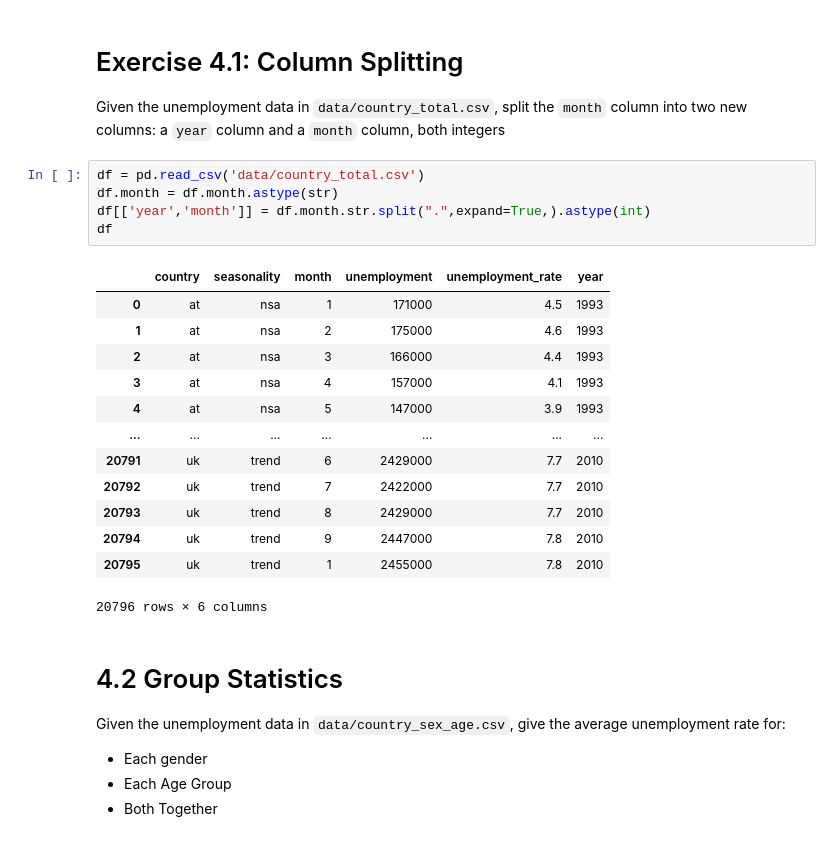
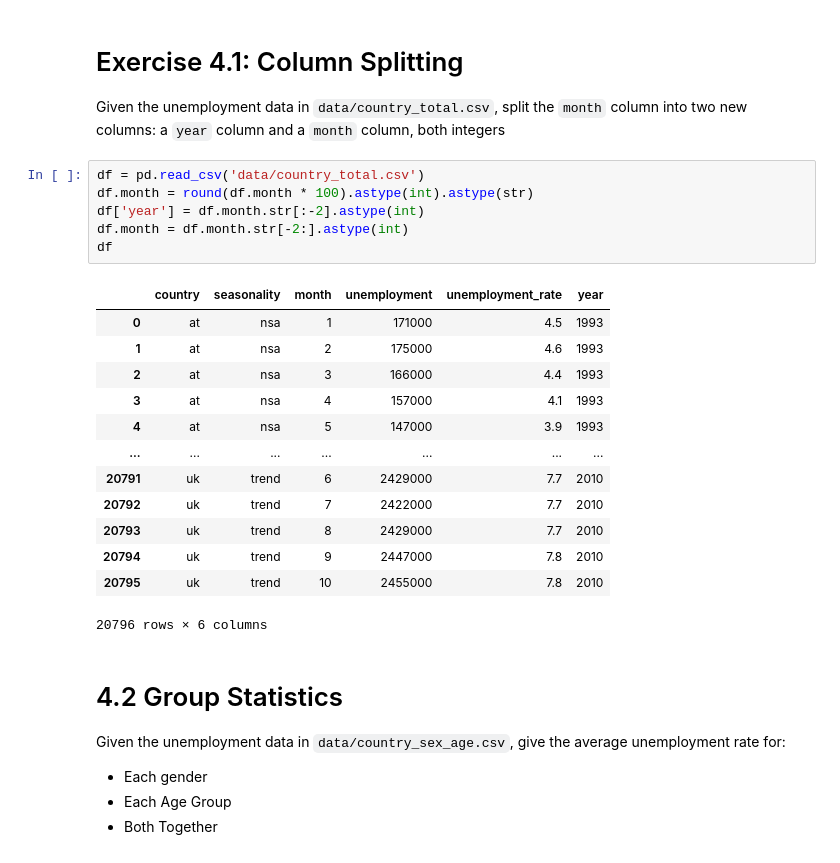
Before and after one commit to cb-ds-1/m2-1-pandas, a Jupyter notebook: workshop.ipynb, the cells around one changed output. Saved outputs shown, nothing was run; the diff lists cells and outputs as text.

```diff
--- a/workshop.ipynb
+++ b/workshop.ipynb
@@ -324,22 +317,23 @@ df
 Given the unemployment data in `data/country_total.csv`, split the `month` column into two new columns: a `year` column and a `month` column, both integers
 # %%
 df = pd.read_csv('data/country_total.csv')
-df.month = df.month.astype(str)
-df[['year','month']] = df.month.str.split(".",expand=True,).astype(int)
+df.month = round(df.month * 100).astype(int).astype(str)
+df['year'] = df.month.str[:-2].astype(int)
+df.month = df.month.str[-2:].astype(int)
 df
 # %% [output]
 |  | country | seasonality | month | unemployment | unemployment_rate | year |
 | 0 | at | nsa | 1 | 171000 | 4.5 | 1993 |
 | 1 | at | nsa | 2 | 175000 | 4.6 | 1993 |
 | 2 | at | nsa | 3 | 166000 | 4.4 | 1993 |
 | 3 | at | nsa | 4 | 157000 | 4.1 | 1993 |
 | 4 | at | nsa | 5 | 147000 | 3.9 | 1993 |
 | ... | ... | ... | ... | ... | ... | ... |
 | 20791 | uk | trend | 6 | 2429000 | 7.7 | 2010 |
 | 20792 | uk | trend | 7 | 2422000 | 7.7 | 2010 |
 | 20793 | uk | trend | 8 | 2429000 | 7.7 | 2010 |
 | 20794 | uk | trend | 9 | 2447000 | 7.8 | 2010 |
-| 20795 | uk | trend | 1 | 2455000 | 7.8 | 2010 |
+| 20795 | uk | trend | 10 | 2455000 | 7.8 | 2010 |
 20796 rows × 6 columns
 # %% [markdown]
 # 4.2 Group Statistics
```
Also changed, not shown: parts of 2 cells of this notebook.
